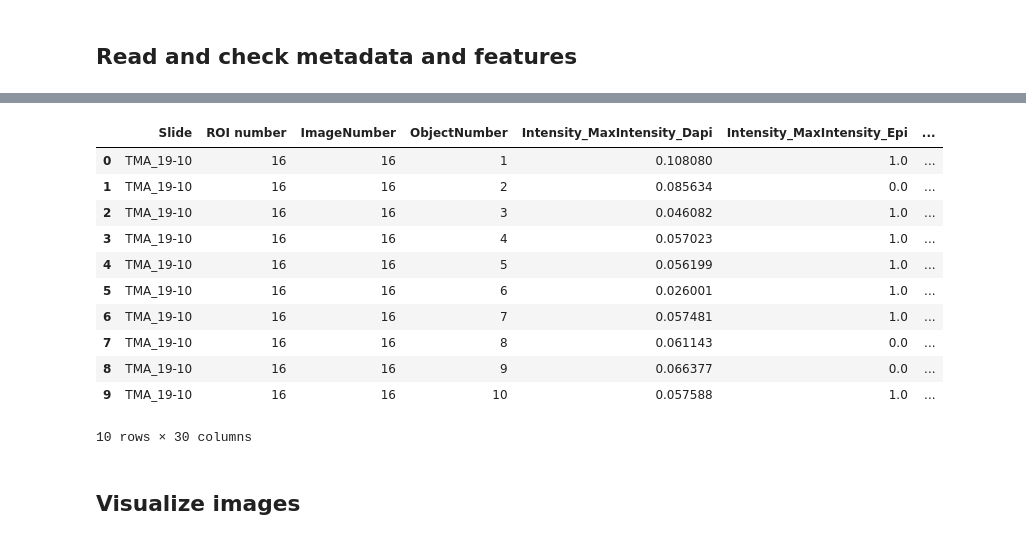
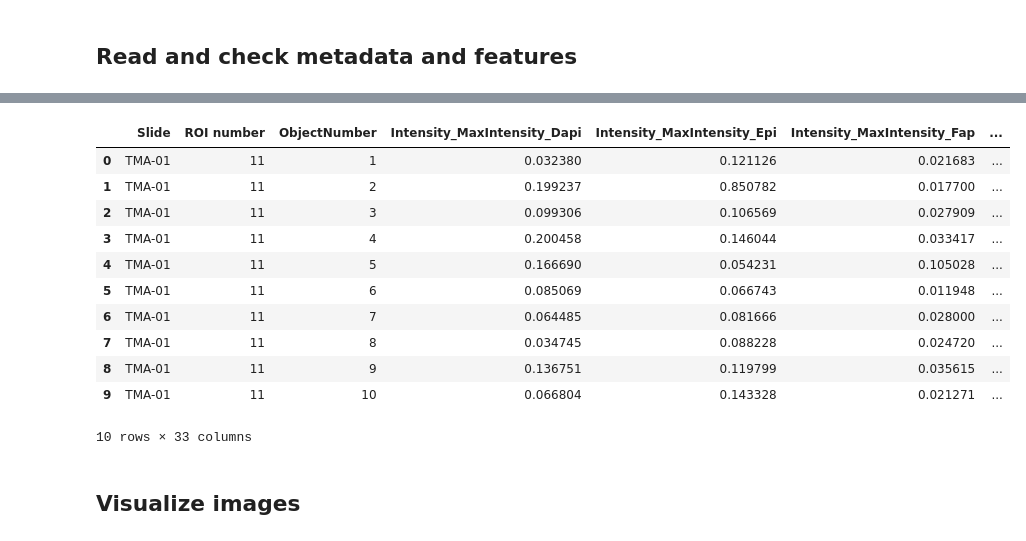
Before and after one commit to fuhrwerk/cytodata-hackathon-2023, a Jupyter notebook: notebook/CytoData2023_hackathon.ipynb, the cells around one changed output, grey strips where cells are left out. Cells and saved outputs as stored; diff of their text form; code cells hidden in the pictures.

```diff
--- a/notebook/CytoData2023_hackathon.ipynb
+++ b/notebook/CytoData2023_hackathon.ipynb
@@ -21,8 +22,10 @@ import tensorflow as tf
 from tqdm import tqdm
 # %%
 imgpath = Path('images')
-featurepath = Path('metadata/hackathon_features.csv')
-metapath = Path('metadata/hackathon_metadata.csv')
+trainfeat_path = Path('metadata/cytodata2023_hackathon_features_train.csv')
+testfeat_path = Path('metadata/cytodata2023_hackathon_features_test.csv')
+trainmeta_path = Path('metadata/cytodata2023_hackathon_train.csv')
+testmeta_path = Path('metadata/cytodata2023_hackathon_test.csv')
 channels = ['1_AF488', '1_AF555', '1_AF647', '1_AF750', '1_DAPI', '2_AF647']
 # %% [markdown]
 ## Helper functions
@@ -41,10 +50,10 @@ def crop_rgb_tiles(img, cshape):
 # %% [markdown]
 ## Read and check metadata and features
 # %%
-df_metadata = pd.read_csv(metapath)
-df_features = pd.read_csv(featurepath)
+df_metadata_train = pd.read_csv(trainmeta_path)
+df_features_train = pd.read_csv(trainfeat_path)
 # %%
 # Add Test information in the df_features
-df_features = df_features.merge(df_metadata[['Slide','ROI number','Test','DSS_status']], on=['Slide','ROI number'], how='left')
+df_features_train = df_features_train.merge(df_metadata_train, on=['Slide','ROI number'], how='left')
 # %%
 # Check metadata
@@ -70,19 +75,19 @@ df_metadata
 # %%
 # Check features
-df_features.head(n=10)
+df_features_train.head(n=10)
 # %% [output]
-|  | Slide | ROI number | ImageNumber | ObjectNumber | Intensity_MaxIntensity_Dapi | Intensity_MaxIntensity_Epi | ... |
-| 0 | TMA_19-10 | 16 | 16 | 1 | 0.108080 | 1.0 | ... |
-| 1 | TMA_19-10 | 16 | 16 | 2 | 0.085634 | 0.0 | ... |
-| 2 | TMA_19-10 | 16 | 16 | 3 | 0.046082 | 1.0 | ... |
-| 3 | TMA_19-10 | 16 | 16 | 4 | 0.057023 | 1.0 | ... |
-| 4 | TMA_19-10 | 16 | 16 | 5 | 0.056199 | 1.0 | ... |
-| 5 | TMA_19-10 | 16 | 16 | 6 | 0.026001 | 1.0 | ... |
-| 6 | TMA_19-10 | 16 | 16 | 7 | 0.057481 | 1.0 | ... |
-| 7 | TMA_19-10 | 16 | 16 | 8 | 0.061143 | 0.0 | ... |
-| 8 | TMA_19-10 | 16 | 16 | 9 | 0.066377 | 0.0 | ... |
-| 9 | TMA_19-10 | 16 | 16 | 10 | 0.057588 | 1.0 | ... |
+|  | Slide | ROI number | ObjectNumber | Intensity_MaxIntensity_Dapi | Intensity_MaxIntensity_Epi | Intensity_MaxIntensity_Fap | ... |
+| 0 | TMA-01 | 11 | 1 | 0.032380 | 0.121126 | 0.021683 | ... |
+| 1 | TMA-01 | 11 | 2 | 0.199237 | 0.850782 | 0.017700 | ... |
+| 2 | TMA-01 | 11 | 3 | 0.099306 | 0.106569 | 0.027909 | ... |
+| 3 | TMA-01 | 11 | 4 | 0.200458 | 0.146044 | 0.033417 | ... |
+| 4 | TMA-01 | 11 | 5 | 0.166690 | 0.054231 | 0.105028 | ... |
+| 5 | TMA-01 | 11 | 6 | 0.085069 | 0.066743 | 0.011948 | ... |
+| 6 | TMA-01 | 11 | 7 | 0.064485 | 0.081666 | 0.028000 | ... |
+| 7 | TMA-01 | 11 | 8 | 0.034745 | 0.088228 | 0.024720 | ... |
+| 8 | TMA-01 | 11 | 9 | 0.136751 | 0.119799 | 0.035615 | ... |
+| 9 | TMA-01 | 11 | 10 | 0.066804 | 0.143328 | 0.021271 | ... |
-10 rows × 30 columns
+10 rows × 33 columns
 # %% [markdown]
 ## Visualize images
 # %% [markdown]
```
Also changed, not shown: parts of 27 cells of this notebook.
